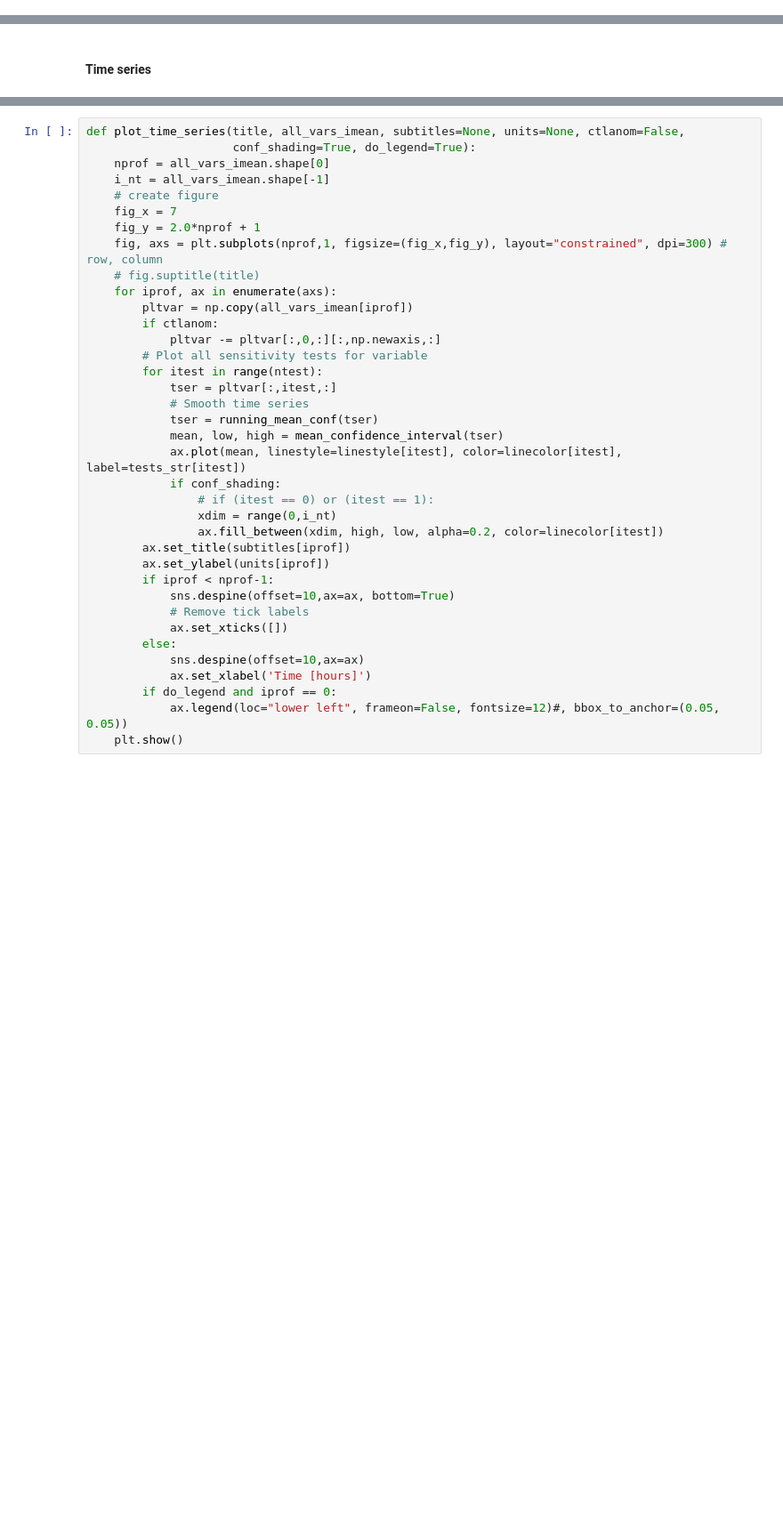
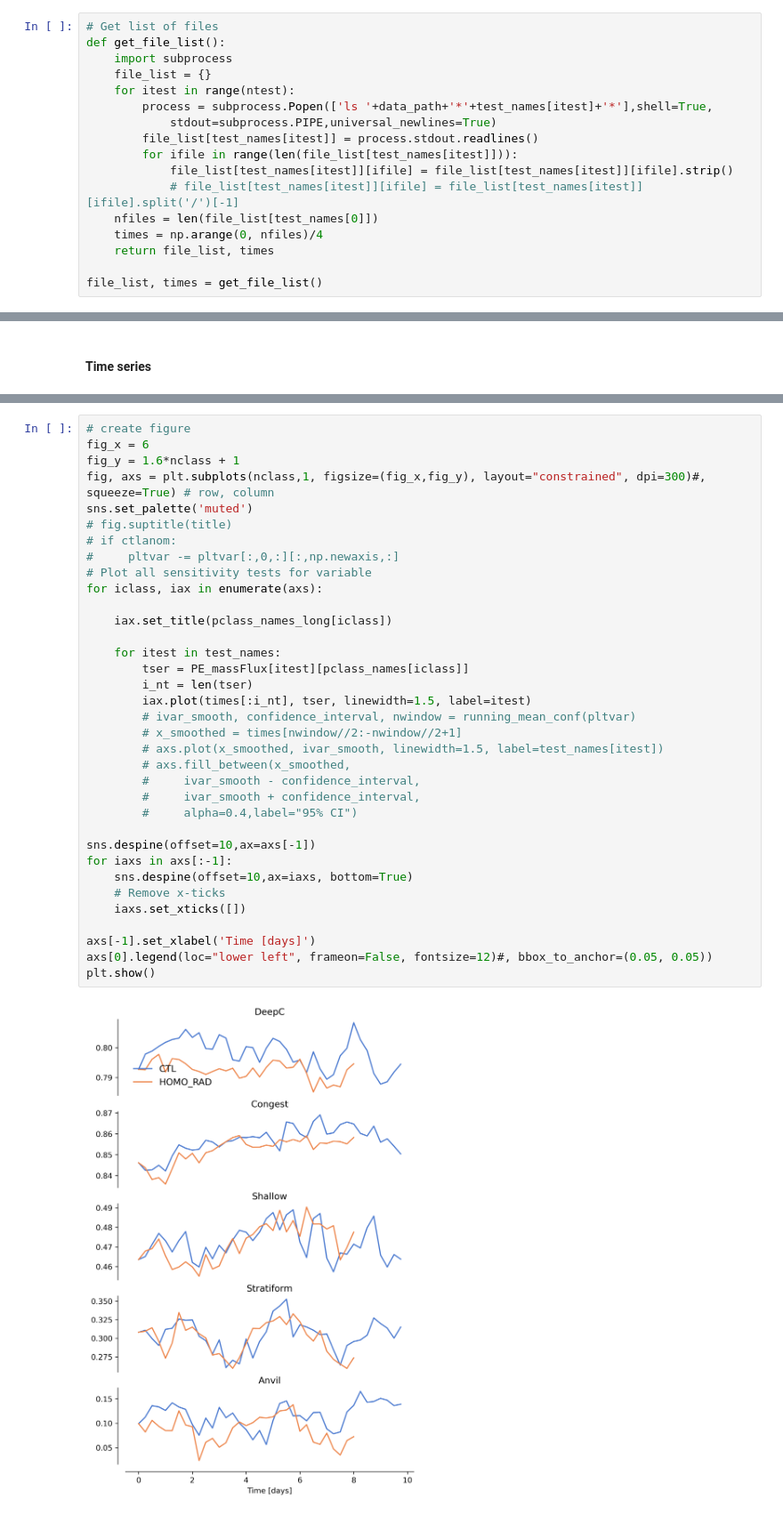
Before and after one commit to jhruppert/tc-crfrad, a Jupyter notebook: analysis/mpas_aquapl_pe.ipynb, the cells around one changed output, grey strips where cells are left out. Shown at 89% size. Saved outputs shown, nothing was run; the diff lists cells and outputs as text; blank space fills up the shorter version.

Commit message:
Added time series

```diff
--- a/analysis/mpas_aquapl_pe.ipynb
+++ b/analysis/mpas_aquapl_pe.ipynb
@@ -44,2 +23,19 @@ pclass_names = ['DC', 'CG', 'SC', 'ST', 'AN']
+# %%
+# Get list of files
+def get_file_list():
+    import subprocess
+    file_list = {}
+    for itest in range(ntest):
+        process = subprocess.Popen(['ls '+data_path+'*'+test_names[itest]+'*'],shell=True,
+            stdout=subprocess.PIPE,universal_newlines=True)
+        file_list[test_names[itest]] = process.stdout.readlines()
+        for ifile in range(len(file_list[test_names[itest]])):
+            file_list[test_names[itest]][ifile] = file_list[test_names[itest]][ifile].strip()
+            # file_list[test_names[itest]][ifile] = file_list[test_names[itest]][ifile].split('/')[-1]
+    nfiles = len(file_list[test_names[0]])
+    times = np.arange(0, nfiles)/4
+    return file_list, times
+
+file_list, times = get_file_list()
 # %%
 PE_massFlux = {}
@@ -113,39 +83,39 @@ def running_mean_conf(time_series):
     #     # confidence_interval[i] = IQR/2
     return tser_smooth, confidence_interval, window_size, tser_ci, window_size_ci
 # %%
-def plot_time_series(title, all_vars_imean, subtitles=None, units=None, ctlanom=False,
-                     conf_shading=True, do_legend=True):
-    nprof = all_vars_imean.shape[0]
-    i_nt = all_vars_imean.shape[-1]
-    # create figure
-    fig_x = 7
-    fig_y = 2.0*nprof + 1
-    fig, axs = plt.subplots(nprof,1, figsize=(fig_x,fig_y), layout="constrained", dpi=300) # row, column
-    # fig.suptitle(title)
-    for iprof, ax in enumerate(axs):
-        pltvar = np.copy(all_vars_imean[iprof])
-        if ctlanom:
-            pltvar -= pltvar[:,0,:][:,np.newaxis,:]
-        # Plot all sensitivity tests for variable
-        for itest in range(ntest):
-            tser = pltvar[:,itest,:]
-            # Smooth time series
-            tser = running_mean_conf(tser)
-            mean, low, high = mean_confidence_interval(tser)
-            ax.plot(mean, linestyle=linestyle[itest], color=linecolor[itest], label=tests_str[itest])
-            if conf_shading:
-                # if (itest == 0) or (itest == 1):
-                xdim = range(0,i_nt)
-                ax.fill_between(xdim, high, low, alpha=0.2, color=linecolor[itest])
-        ax.set_title(subtitles[iprof])
-        ax.set_ylabel(units[iprof])
-        if iprof < nprof-1:
-            sns.despine(offset=10,ax=ax, bottom=True)
-            # Remove tick labels
-            ax.set_xticks([])
-        else:
-            sns.despine(offset=10,ax=ax)
-            ax.set_xlabel('Time [hours]')
-        if do_legend and iprof == 0:
-            ax.legend(loc="lower left", frameon=False, fontsize=12)#, bbox_to_anchor=(0.05, 0.05))
-    plt.show()
+# create figure
+fig_x = 6
+fig_y = 1.6*nclass + 1
+fig, axs = plt.subplots(nclass,1, figsize=(fig_x,fig_y), layout="constrained", dpi=300)#, squeeze=True) # row, column
+sns.set_palette('muted')
+# fig.suptitle(title)
+# if ctlanom:
+#     pltvar -= pltvar[:,0,:][:,np.newaxis,:]
+# Plot all sensitivity tests for variable
+for iclass, iax in enumerate(axs):
+
+    iax.set_title(pclass_names_long[iclass])
+
+    for itest in test_names:
+        tser = PE_massFlux[itest][pclass_names[iclass]]
+        i_nt = len(tser)
+        iax.plot(times[:i_nt], tser, linewidth=1.5, label=itest)
+        # ivar_smooth, confidence_interval, nwindow = running_mean_conf(pltvar)
+        # x_smoothed = times[nwindow//2:-nwindow//2+1]
+        # axs.plot(x_smoothed, ivar_smooth, linewidth=1.5, label=test_names[itest])
+        # axs.fill_between(x_smoothed,
+        #     ivar_smooth - confidence_interval,
+        #     ivar_smooth + confidence_interval,
+        #     alpha=0.4,label="95% CI")
+
+sns.despine(offset=10,ax=axs[-1])
+for iaxs in axs[:-1]:
+    sns.despine(offset=10,ax=iaxs, bottom=True)
+    # Remove x-ticks
+    iaxs.set_xticks([])
+
+axs[-1].set_xlabel('Time [days]')
+axs[0].legend(loc="lower left", frameon=False, fontsize=12)#, bbox_to_anchor=(0.05, 0.05))
+plt.show()
+# %% [output]
+[figure, added]
```
Also changed, not shown: parts of 3 cells of this notebook.
